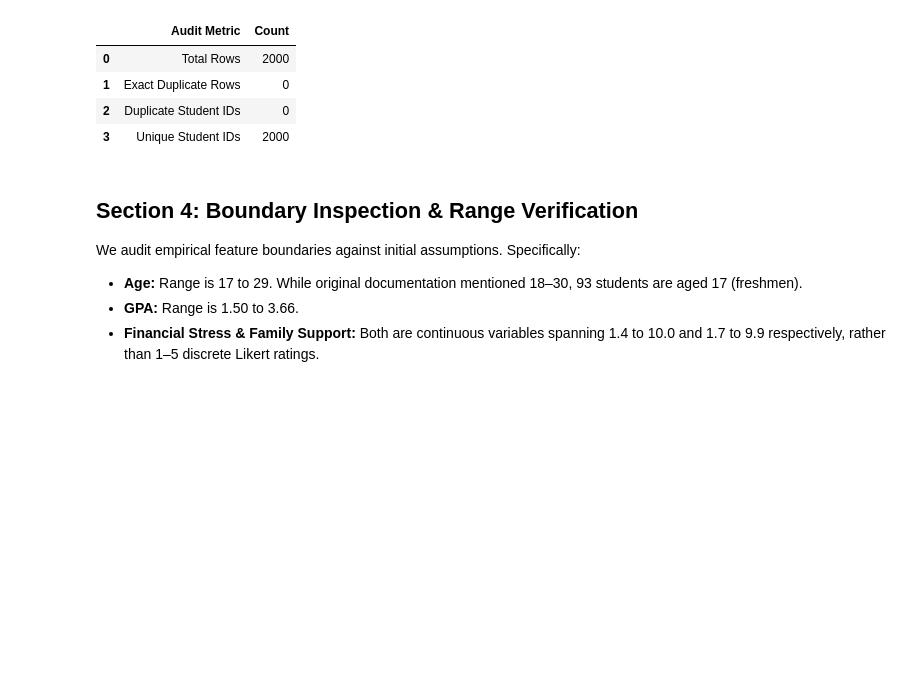
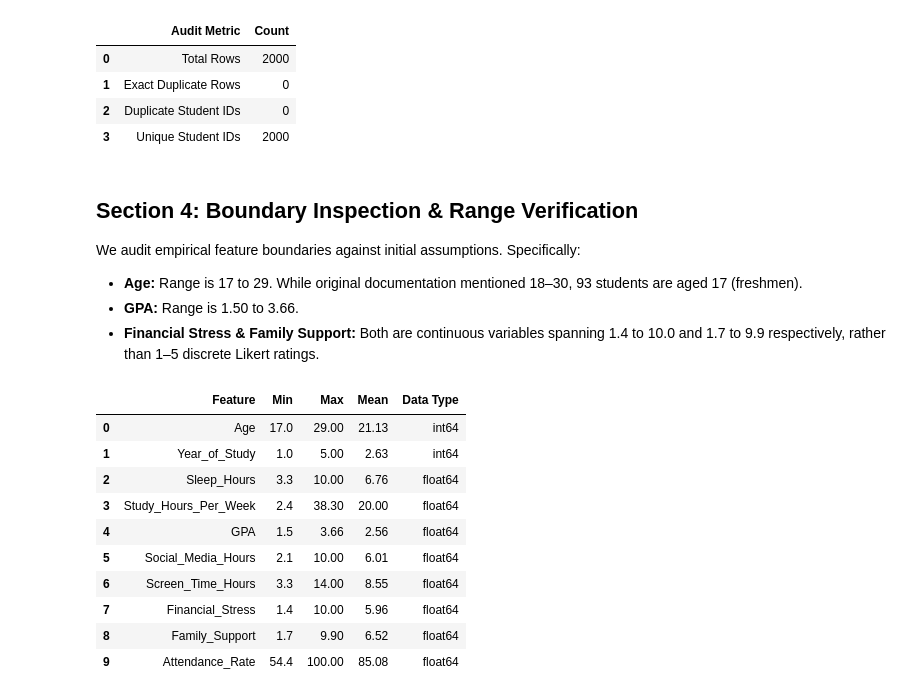
Before and after one commit to Badr-Eddine-Slaoui/CAMPUSWELL-RIS-LAB, a Jupyter notebook: notebooks/01_eda.ipynb, the cells around one changed output. Drawn from its saved outputs; the diff is of its cells as text; code cells hidden in the pictures; blank space fills up the shorter version.

```diff
--- a/notebooks/01_eda.ipynb
+++ b/notebooks/01_eda.ipynb
@@ -134,3 +134,24 @@ We audit empirical feature boundaries against initial assumptions. Specifically:
 - **Age:** Range is 17 to 29. While original documentation mentioned 18–30, 93 students are aged 17 (freshmen).
 - **GPA:** Range is 1.50 to 3.66.
 - **Financial Stress & Family Support:** Both are continuous variables spanning 1.4 to 10.0 and 1.7 to 9.9 respectively, rather than 1–5 discrete Likert ratings.
+# %%
+boundary_df = pd.DataFrame({
+    "Feature": NUMERICAL_FEATURES,
+    "Min": [df[col].min() for col in NUMERICAL_FEATURES],
+    "Max": [df[col].max() for col in NUMERICAL_FEATURES],
+    "Mean": [round(df[col].mean(), 2) for col in NUMERICAL_FEATURES],
+    "Data Type": [str(df[col].dtype) for col in NUMERICAL_FEATURES]
+})
+boundary_df
+# %% [output]
+|  | Feature | Min | Max | Mean | Data Type |
+| 0 | Age | 17.0 | 29.00 | 21.13 | int64 |
+| 1 | Year_of_Study | 1.0 | 5.00 | 2.63 | int64 |
+| 2 | Sleep_Hours | 3.3 | 10.00 | 6.76 | float64 |
+| 3 | Study_Hours_Per_Week | 2.4 | 38.30 | 20.00 | float64 |
+| 4 | GPA | 1.5 | 3.66 | 2.56 | float64 |
+| 5 | Social_Media_Hours | 2.1 | 10.00 | 6.01 | float64 |
+| 6 | Screen_Time_Hours | 3.3 | 14.00 | 8.55 | float64 |
+| 7 | Financial_Stress | 1.4 | 10.00 | 5.96 | float64 |
+| 8 | Family_Support | 1.7 | 9.90 | 6.52 | float64 |
+| 9 | Attendance_Rate | 54.4 | 100.00 | 85.08 | float64 |
```
Also changed, not shown: parts of 5 cells of this notebook.
